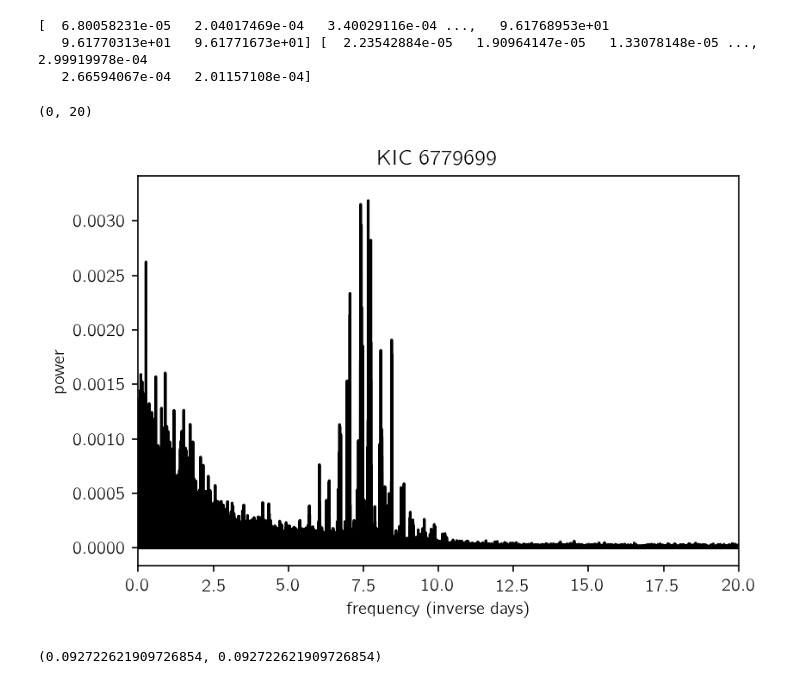
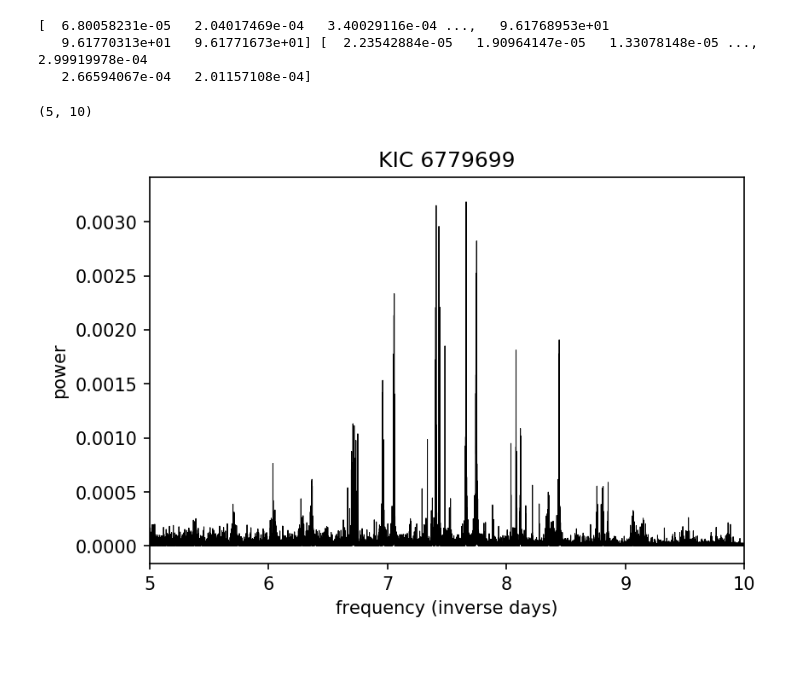
Before and after one commit to dfm/StellarClocks, a Jupyter notebook: notebooks/RGB_star.ipynb, the cells around one changed output. Saved outputs shown, nothing was run; the diff lists cells and outputs as text; code cells hidden in the pictures.

```diff
--- a/notebooks/RGB_star.ipynb
+++ b/notebooks/RGB_star.ipynb
@@ -97,23 +97,12 @@ print(frequency, power)
    9.61770313e+01   9.61771673e+01] [  2.23542884e-05   1.90964147e-05   1.33078148e-05 ...,   2.99919978e-04
    2.66594067e-04   2.01157108e-04]
 # %%
-# Why does this plot look like crap? - looks better now...
 plt.clf()
-plt.plot(frequency, power, "k")
+plt.plot(frequency, power, "k", lw=0.5)
 plt.xlabel("frequency (inverse days)")
 plt.ylabel("power")
 plt.title(kicstr)
-plt.xlim(0, 20)
-# plt.xlim(0., 0.02)
+plt.xlim(5, 10)
 # %% [output]
-(0, 20)
+(5, 10)
-[figure, old version]
+[figure, new version]
-# %%
-fmax = frequency[np.argmax(power * (frequency < 0.02))]
-omega = 2. * np.pi * fmax
-fmax, omega
-fmax = frequency[np.argmax(power * (frequency < 0.02) * (frequency > 0.009))]
-omegas = (omega, 2. * np.pi * fmax)
-omegas
-# %% [output]
-(0.092722621909726854, 0.092722621909726854)
```
Also changed, not shown: parts of 5 cells of this notebook.
